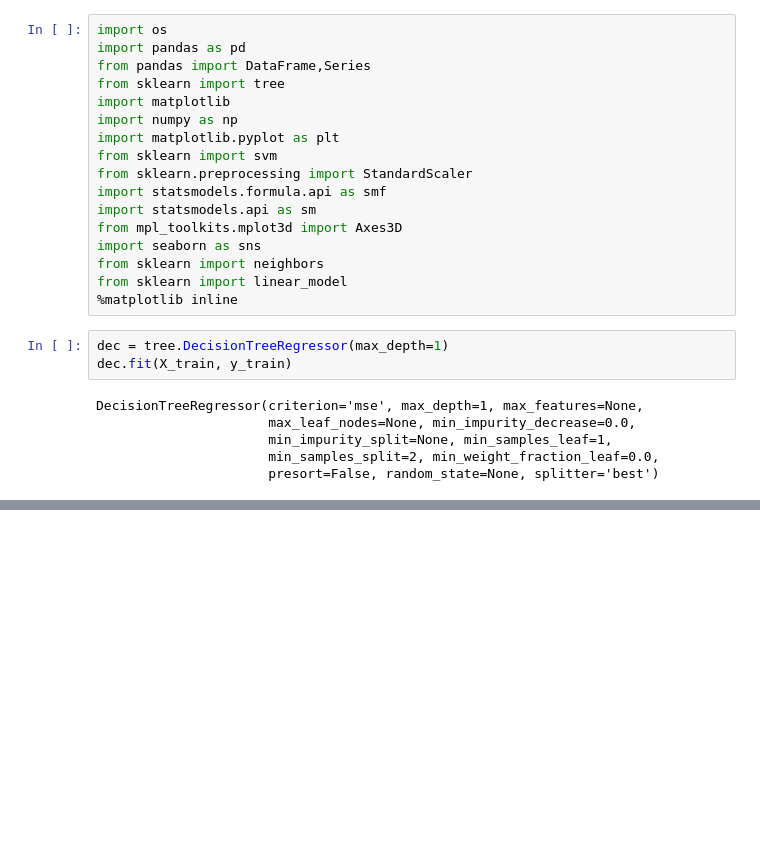
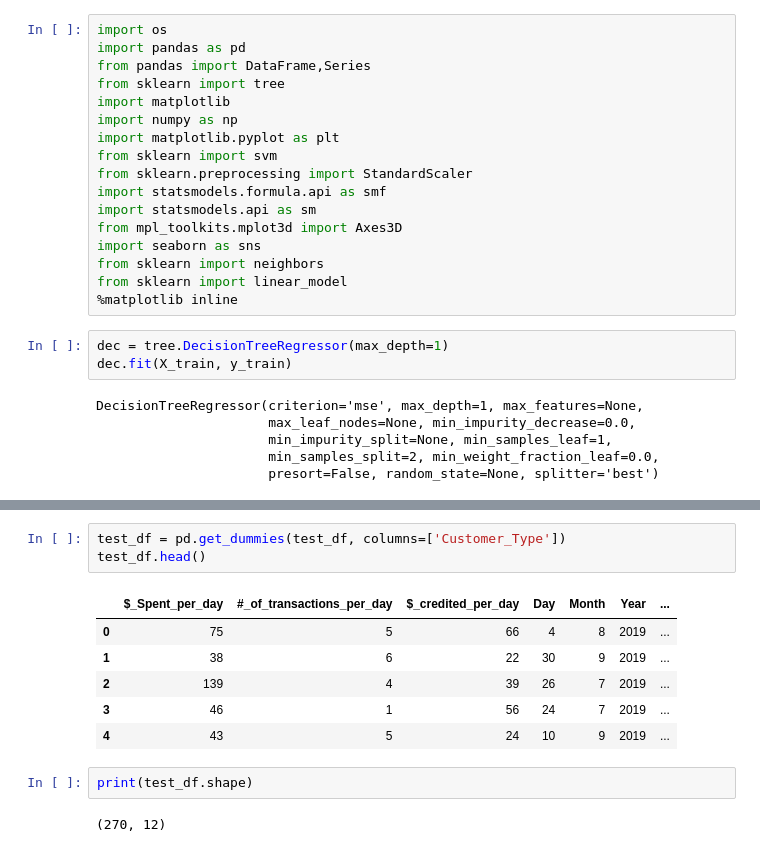
Before and after one commit to priyanshgupta1998/Machine_learning, a Jupyter notebook: Untitled1.ipynb, the cells around one changed output, grey strips where cells are left out. Drawn from its saved outputs; the diff is of its cells as text; blank space fills up the shorter version.

```diff
--- a/Untitled1.ipynb
+++ b/Untitled1.ipynb
@@ -200,0 +310,14 @@ predictions = lm.predict(X_test)
+# %%
+test_df = pd.get_dummies(test_df, columns=['Customer_Type'])
+test_df.head()
+# %% [output]
+|  | $_Spent_per_day | #_of_transactions_per_day | $_credited_per_day | Day | Month | Year | ... |
+| 0 | 75 | 5 | 66 | 4 | 8 | 2019 | ... |
+| 1 | 38 | 6 | 22 | 30 | 9 | 2019 | ... |
+| 2 | 139 | 4 | 39 | 26 | 7 | 2019 | ... |
+| 3 | 46 | 1 | 56 | 24 | 7 | 2019 | ... |
+| 4 | 43 | 5 | 24 | 10 | 9 | 2019 | ... |
+# %%
+print(test_df.shape)
+# %% [output]
+(270, 12)
```
Also changed, not shown: parts of 22 cells of this notebook.
